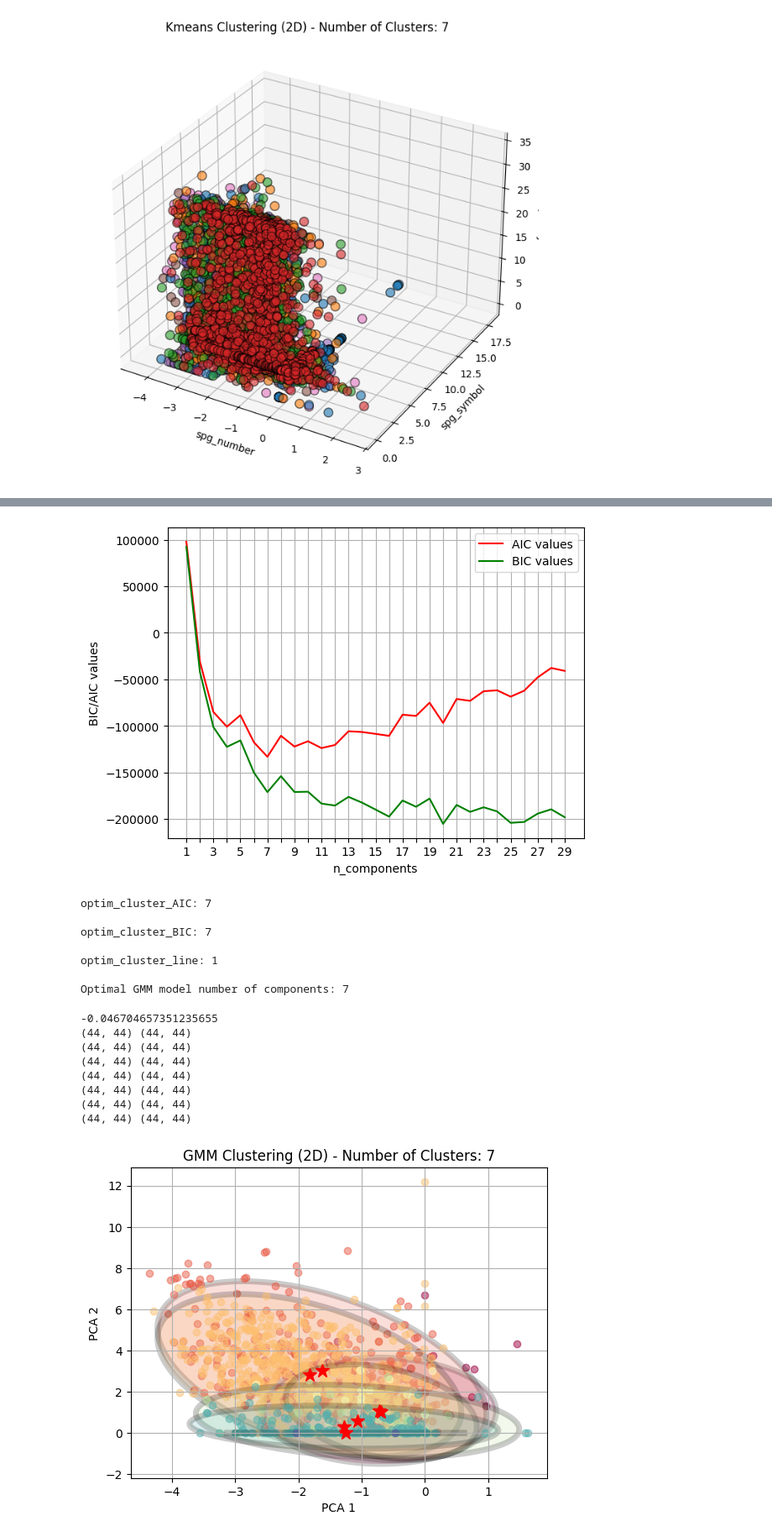
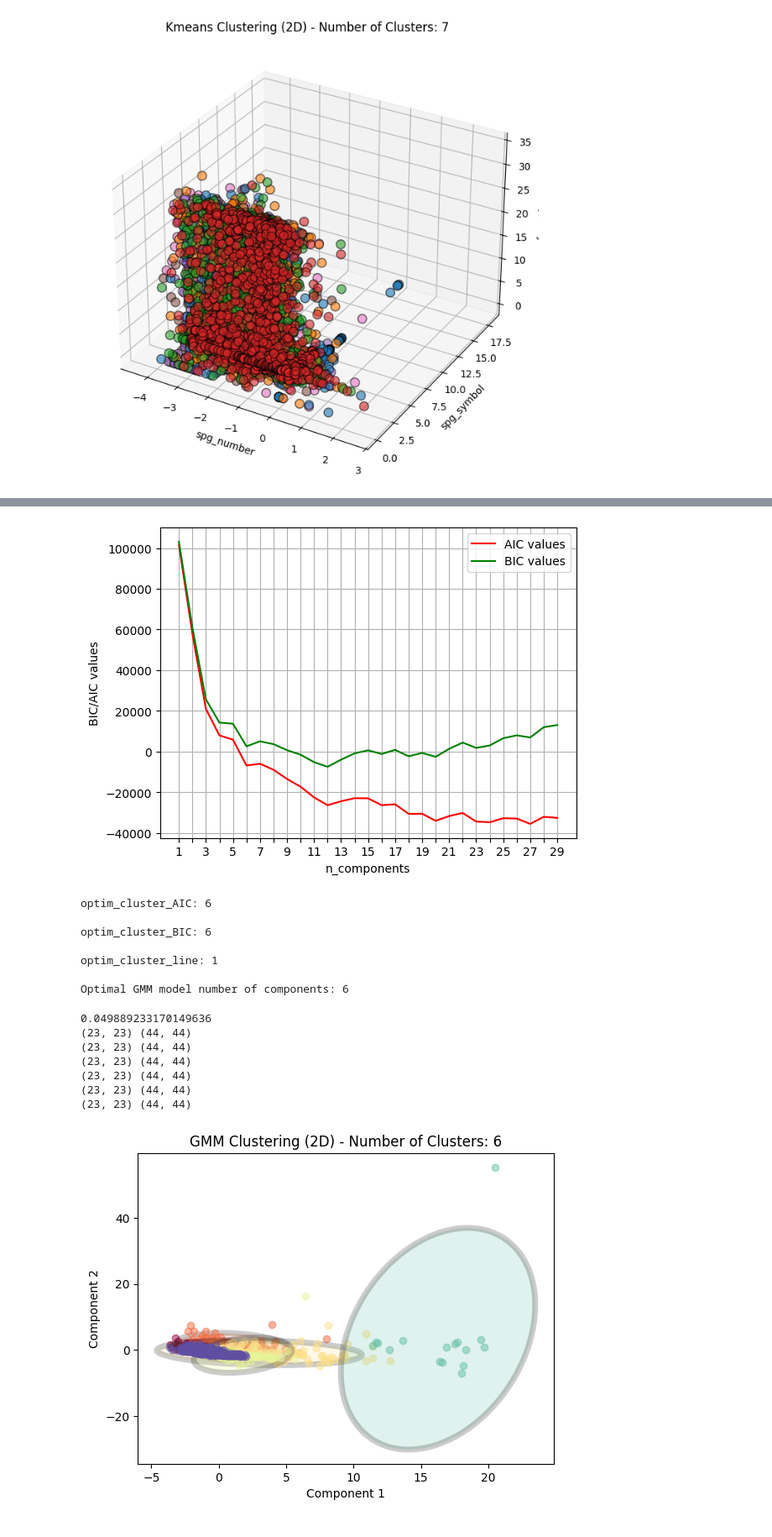
Before and after one commit to mariapasaylo/LUMENS-PV, a Jupyter notebook: ml_classifiers/KMeansMethods.ipynb, the cells around one changed output, grey strips where cells are left out. Shown at 84% size. Saved outputs shown, nothing was run; the diff lists cells and outputs as text; code cells hidden in the pictures.

```diff
--- a/ml_classifiers/KMeansMethods.ipynb
+++ b/ml_classifiers/KMeansMethods.ipynb
@@ -200,9 +200,9 @@ df_nd = pd.DataFrame(data_nd, columns = [f"PCA{i}" for i in range(0,data_nd.shap
 
 
 for gmm_model in GMM_models:
-    gmm_model.fit(df_numerical_standard)
-    BIC_VALS.append(gmm_model.aic(df_numerical_standard))
-    AIC_VALS.append(gmm_model.bic(df_numerical_standard))
+    gmm_model.fit(data_nd)
+    BIC_VALS.append(gmm_model.bic(data_nd))
+    AIC_VALS.append(gmm_model.aic(data_nd))
 
 
 X_constraints = np.arange(1,len(GMM_models)+1)
@@ -253,14 +253,14 @@ optim_GMM_model  = GMM(n_components = optim_cluster_num, covariance_type = "full
 
 print(f"Optimal GMM model number of components: {optim_cluster_num} \n")
 # %% [output]
-[figure, old version]
+[figure, new version]
-optim_cluster_AIC: 7
+optim_cluster_AIC: 6
 
-optim_cluster_BIC: 7
+optim_cluster_BIC: 6
 
 optim_cluster_line: 1
 
-Optimal GMM model number of components: 7
+Optimal GMM model number of components: 6
 # %%
 #Once we have determined the optimal GMM_model to use, we follow similar pipline for kmeans
 #Split data into clusters based on GMM_model
@@ -272,21 +272,21 @@ from sklearn import metrics
 
 
 
-optim_GMM_model.fit(df_numerical_standard)
+optim_GMM_model.fit(data_nd)
 optim_GMM_means = optim_GMM_model.means_
-optim_GMM_labels = optim_GMM_model.predict(df_numerical_standard)
+optim_GMM_labels = optim_GMM_model.predict(data_nd)
 optim_GMM_covariances = optim_GMM_model.covariances_
-df_numerical["labels"] = optim_GMM_labels
+df_nd["labels"] = optim_GMM_labels
 
-grouped_values = df_numerical.groupby("labels")
+grouped_values = df_nd.groupby("labels")
 
 
-print(metrics.silhouette_score(df_numerical,optim_GMM_labels))
+print(metrics.silhouette_score(data_nd,optim_GMM_labels))
 
 
 
-plt.xlabel("PCA 1")
-plt.ylabel("PCA 2")
+plt.xlabel("Component 1")
+plt.ylabel("Component 2")
 plt.title(f"GMM Clustering (2D) - Number of Clusters: {optim_GMM_model.n_components}")
 
 scale_matrix = np.vstack([scaler.scale_[i] * scaler.scale_ for i in range(len(scaler.scale_))])
@@ -295,45 +295,44 @@ colors = [plt.cm.Spectral(each) for each in np.linspace(0, 1, optim_GMM_model.n_
 
 
 
 for i, (mean, covariance, (label,cluster)) in enumerate(zip(optim_GMM_means, optim_GMM_covariances, grouped_values)):
     print(covariance.shape,scale_matrix.shape)
-    scaled_covaraince = covariance * scale_matrix
+    #scaled_covaraince = covariance * scale_matrix
     angle_param = np.linspace(0,2*np.pi,360)
     rotation_vec = np.vstack((np.cos(angle_param),np.sin(angle_param)))
-    eigen_val, eigen_vector = linalg.eigh(scaled_covaraince[0:2,0:2])
-    scaled_mean = mean @ np.diag(scaler.scale_)+scaler.mean_
-    ellipse = scaled_mean[:,np.newaxis][0:2,:] + eigen_vector @ np.diag(eigen_val**0.5*np.sqrt(5.992)) @ rotation_vec
+    eigen_val, eigen_vector = linalg.eigh(covariance[0:2,0:2])
+    #scaled_mean = mean @ np.diag(scaler.scale_)+scaler.mean_
+    ellipse = mean[:,np.newaxis][0:2,:] + eigen_vector @ np.diag(eigen_val**0.5*np.sqrt(5.992)) @ rotation_vec
 
     plt.fill(ellipse[0,:], ellipse[1,:], c= colors[i],
                           alpha=0.2, edgecolor = 'k', linewidth = 5)
     plt.scatter(cluster.values[:,0],cluster.values[:,1],alpha = 0.5, c= colors[i])
-    plt.plot(scaled_mean[0],scaled_mean[1],color = "red",marker = "*",markersize = 12)
+
     plt.grid()
 
 
 
 
 
 
 
 
 
 
 
 
 
 
 
 
 #GMM_clusters =
 # %% [output]
--0.046704657351235655
-(44, 44) (44, 44)
-(44, 44) (44, 44)
-(44, 44) (44, 44)
-(44, 44) (44, 44)
-(44, 44) (44, 44)
-(44, 44) (44, 44)
-(44, 44) (44, 44)
+0.049889233170149636
+(23, 23) (44, 44)
+(23, 23) (44, 44)
+(23, 23) (44, 44)
+(23, 23) (44, 44)
+(23, 23) (44, 44)
+(23, 23) (44, 44)
-[figure, old version]
+[figure, new version]
 # %%
```
Also changed, not shown: parts of 2 cells of this notebook, 1 other file.
